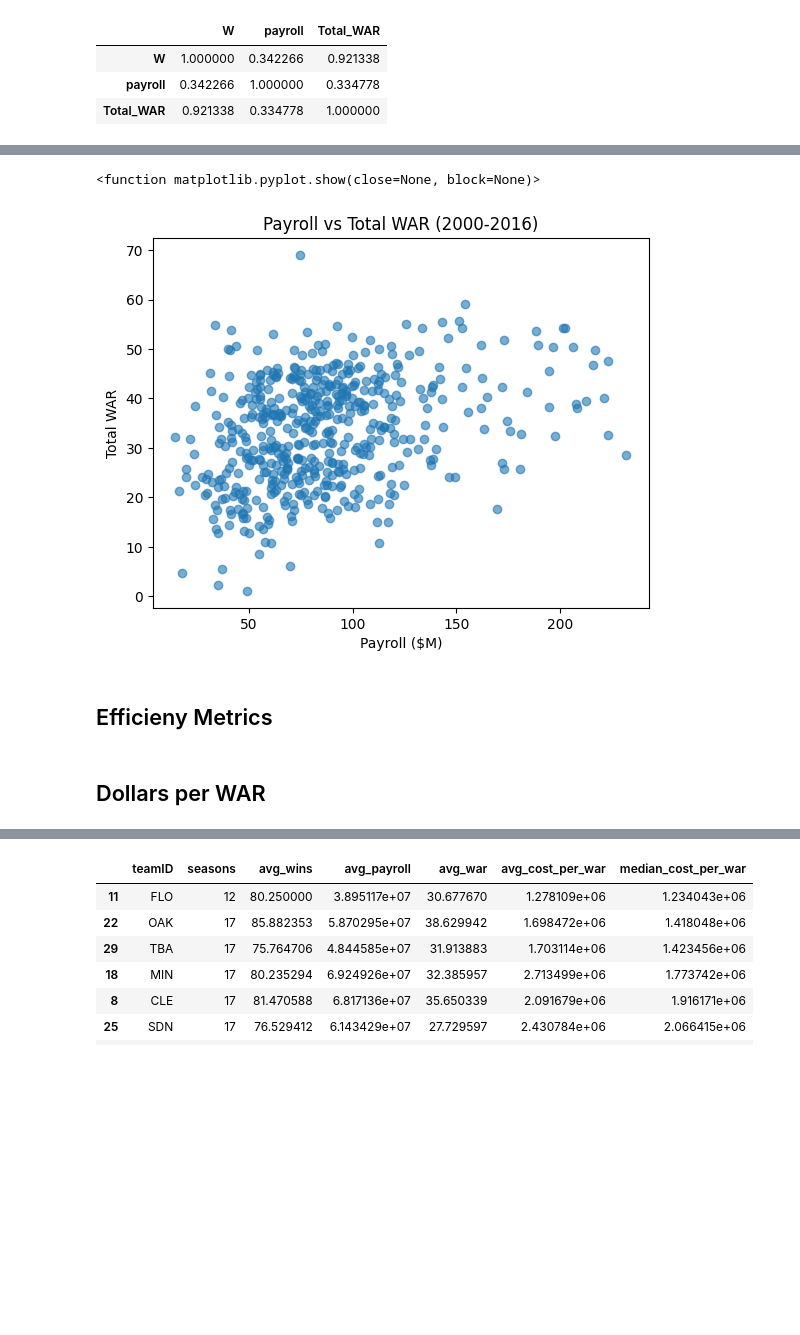
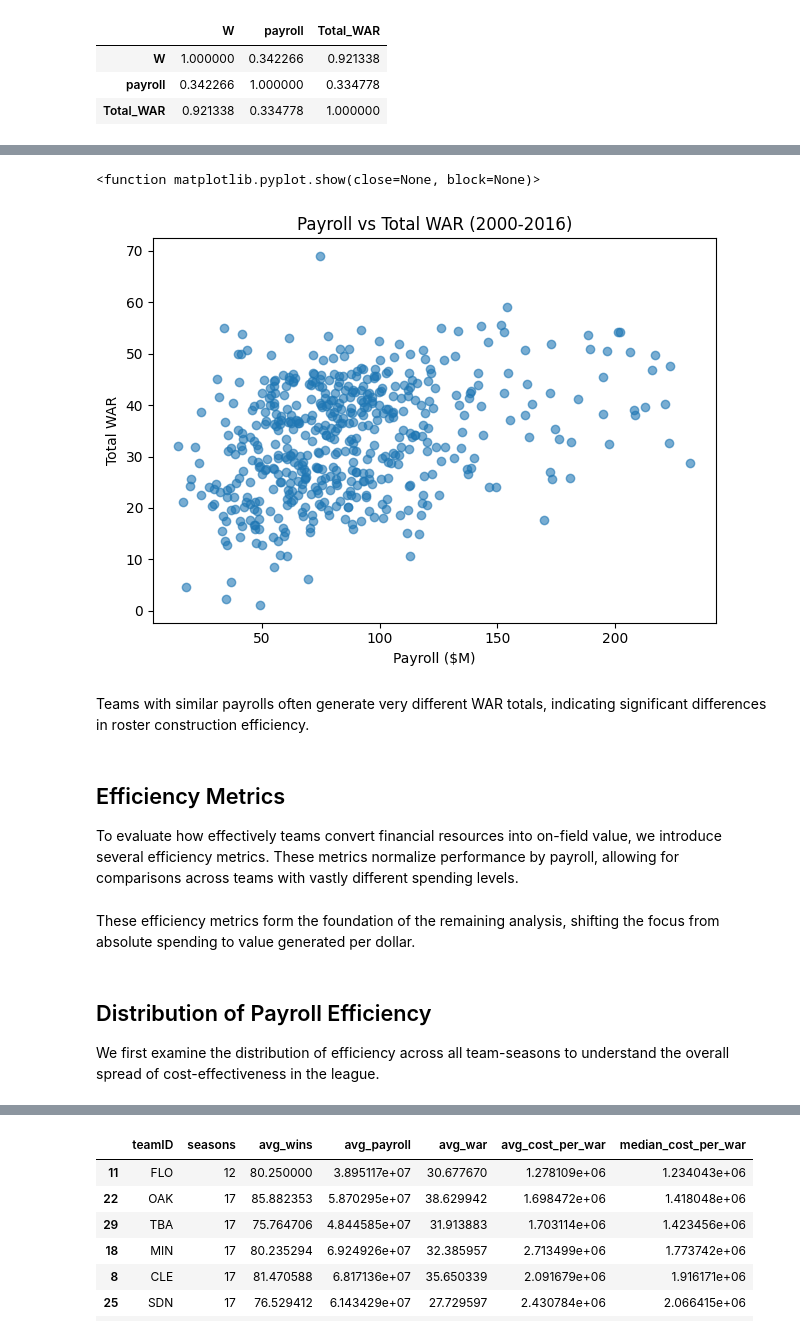
Before and after one commit to matchu46/MLB-Team-Construction---Win-Efficiency, a Jupyter notebook: notebooks/02_team_efficiency_analysis.ipynb, the cells around one changed output, grey strips where cells are left out. Drawn from its saved outputs; the diff is of its cells as text; code cells hidden in the pictures; blank space fills up the shorter version.

```diff
--- a/notebooks/02_team_efficiency_analysis.ipynb
+++ b/notebooks/02_team_efficiency_analysis.ipynb
@@ -79,22 +103,37 @@ Payroll vs WAR
 # %%
 plt.figure()
 plt.scatter(df["payroll"]/1e6, df["Total_WAR"], alpha=0.6)
 plt.xlabel("Payroll ($M)")
 plt.ylabel("Total WAR")
 plt.title("Payroll vs Total WAR (2000-2016)")
+plt.tight_layout()
+plt.savefig("../visuals/payroll_vs_war_bubble.png", dpi=300)
 plt.show
 # %% [output]
 <function matplotlib.pyplot.show(close=None, block=None)>
-[figure, old version]
+[figure, new version]
+# %% [markdown]
+Teams with similar payrolls often generate very different WAR totals, indicating
+significant differences in roster construction efficiency.
 # %% [markdown]
-## Efficieny Metrics
+## Efficiency Metrics
+
+To evaluate how effectively teams convert financial resources into on-field value,
+we introduce several efficiency metrics. These metrics normalize performance by payroll,
+allowing for comparisons across teams with vastly different spending levels.
 # %%
 df = df.copy()
 df["Dollars_per_Win"] = df["payroll"] / df["W"]
 df["Dollars_per_WAR"] = df["payroll"] / df["Total_WAR"]
 df["WAR_per_Million"] = df["Total_WAR"] / (df["payroll"]/1000000)
+# %% [markdown]
+These efficiency metrics form the foundation of the remaining analysis, shifting the
+focus from absolute spending to value generated per dollar.
 # %% [markdown]
-## Dollars per WAR
+## Distribution of Payroll Efficiency
+
+We first examine the distribution of efficiency across all team-seasons to understand
+the overall spread of cost-effectiveness in the league.
 # %%
 clean = df[df["Total_WAR"] > 0].copy()
 
```
Also changed, not shown: parts of 35 cells of this notebook, 10 other files.
